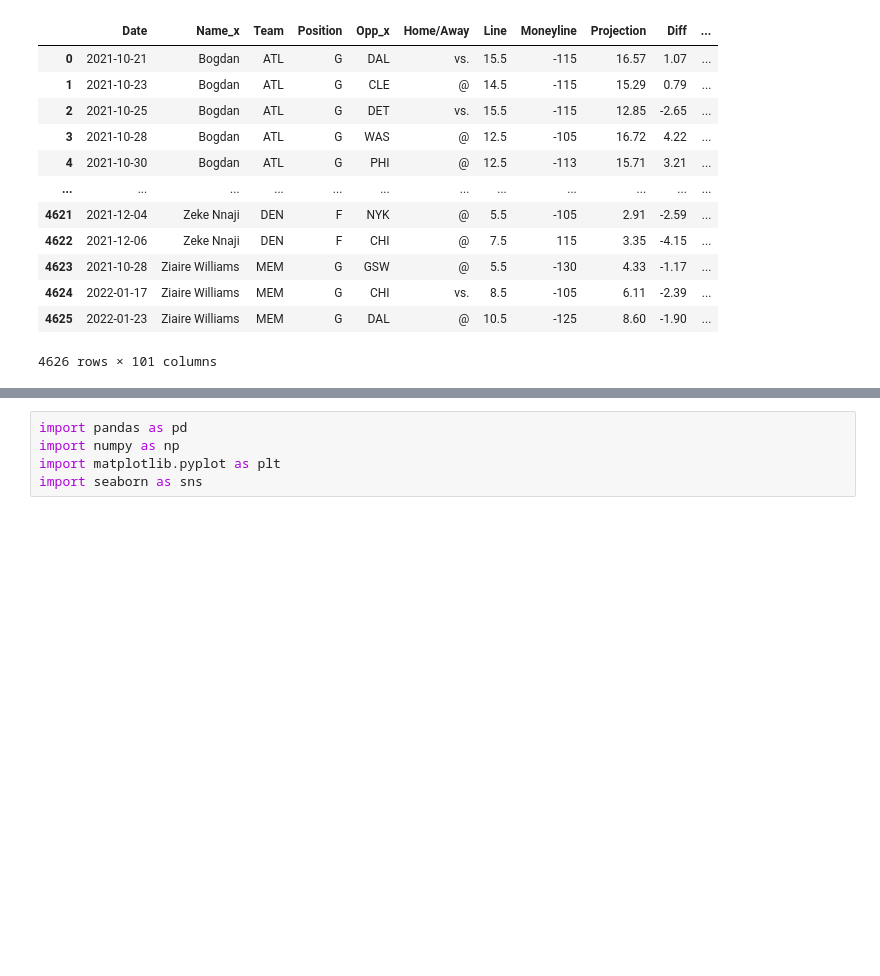
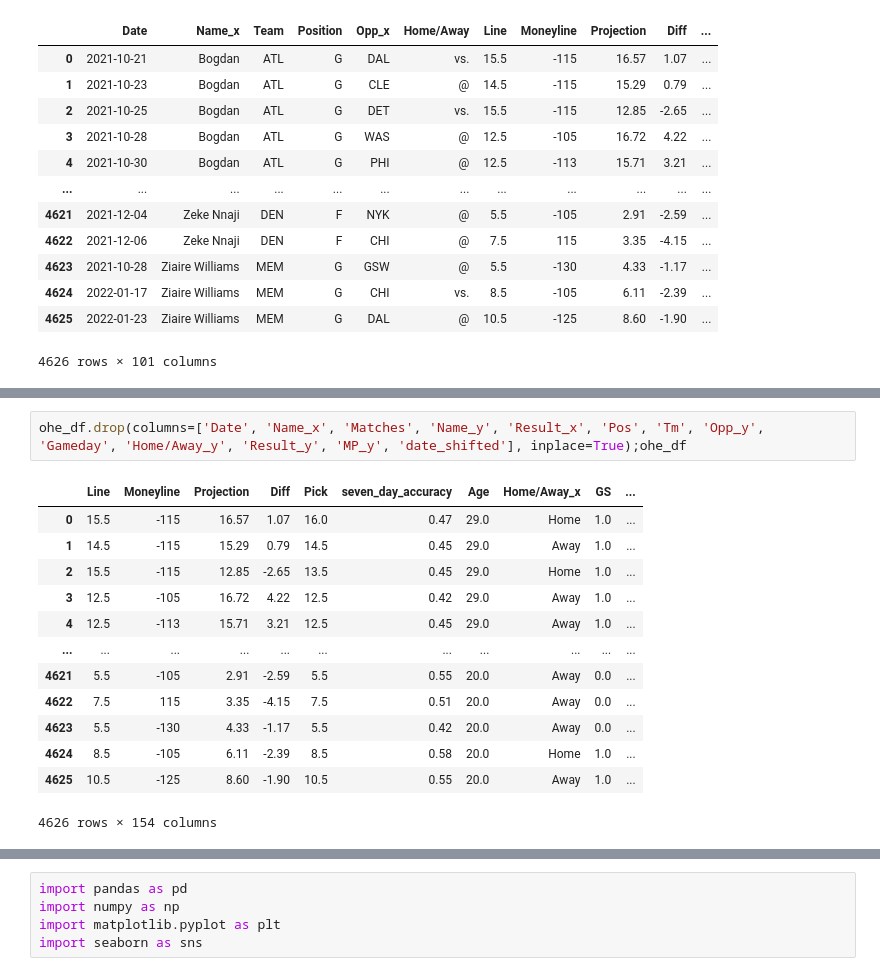
Before and after one commit to VinceDiR/Prop_Betting_Regression_Project, a Jupyter notebook: Feature Engineering on Player + Team Stats (Step 3).ipynb, the cells around one changed output, grey strips where cells are left out. Cells and saved outputs as stored; diff of their text form; blank space fills up the shorter version.

```diff
--- a/Feature Engineering.ipynb
+++ b/Feature Engineering on Player + Team Stats (Step 3).ipynb
@@ -687,0 +603,16 @@ ohe_df = pd.get_dummies(merged_df, columns=['Team', 'Position', 'Opp_x', 'Home/A
+# %%
+ohe_df.drop(columns=['Date', 'Name_x', 'Matches', 'Name_y', 'Result_x', 'Pos', 'Tm', 'Opp_y', 'Gameday', 'Home/Away_y', 'Result_y', 'MP_y', 'date_shifted'], inplace=True);ohe_df
+# %% [output]
+|  | Line | Moneyline | Projection | Diff | Pick | seven_day_accuracy | Age | Home/Away_x | GS | ... |
+| 0 | 15.5 | -115 | 16.57 | 1.07 | 16.0 | 0.47 | 29.0 | Home | 1.0 | ... |
+| 1 | 14.5 | -115 | 15.29 | 0.79 | 14.5 | 0.45 | 29.0 | Away | 1.0 | ... |
+| 2 | 15.5 | -115 | 12.85 | -2.65 | 13.5 | 0.45 | 29.0 | Home | 1.0 | ... |
+| 3 | 12.5 | -105 | 16.72 | 4.22 | 12.5 | 0.42 | 29.0 | Away | 1.0 | ... |
+| 4 | 12.5 | -113 | 15.71 | 3.21 | 12.5 | 0.45 | 29.0 | Away | 1.0 | ... |
+| ... | ... | ... | ... | ... | ... | ... | ... | ... | ... | ... |
+| 4621 | 5.5 | -105 | 2.91 | -2.59 | 5.5 | 0.55 | 20.0 | Away | 0.0 | ... |
+| 4622 | 7.5 | 115 | 3.35 | -4.15 | 7.5 | 0.51 | 20.0 | Away | 0.0 | ... |
+| 4623 | 5.5 | -130 | 4.33 | -1.17 | 5.5 | 0.42 | 20.0 | Away | 0.0 | ... |
+| 4624 | 8.5 | -105 | 6.11 | -2.39 | 8.5 | 0.58 | 20.0 | Home | 1.0 | ... |
+| 4625 | 10.5 | -125 | 8.60 | -1.90 | 10.5 | 0.55 | 20.0 | Away | 1.0 | ... |
+4626 rows × 154 columns
```
Also changed, not shown: parts of 40 cells of this notebook, 8 other files.
